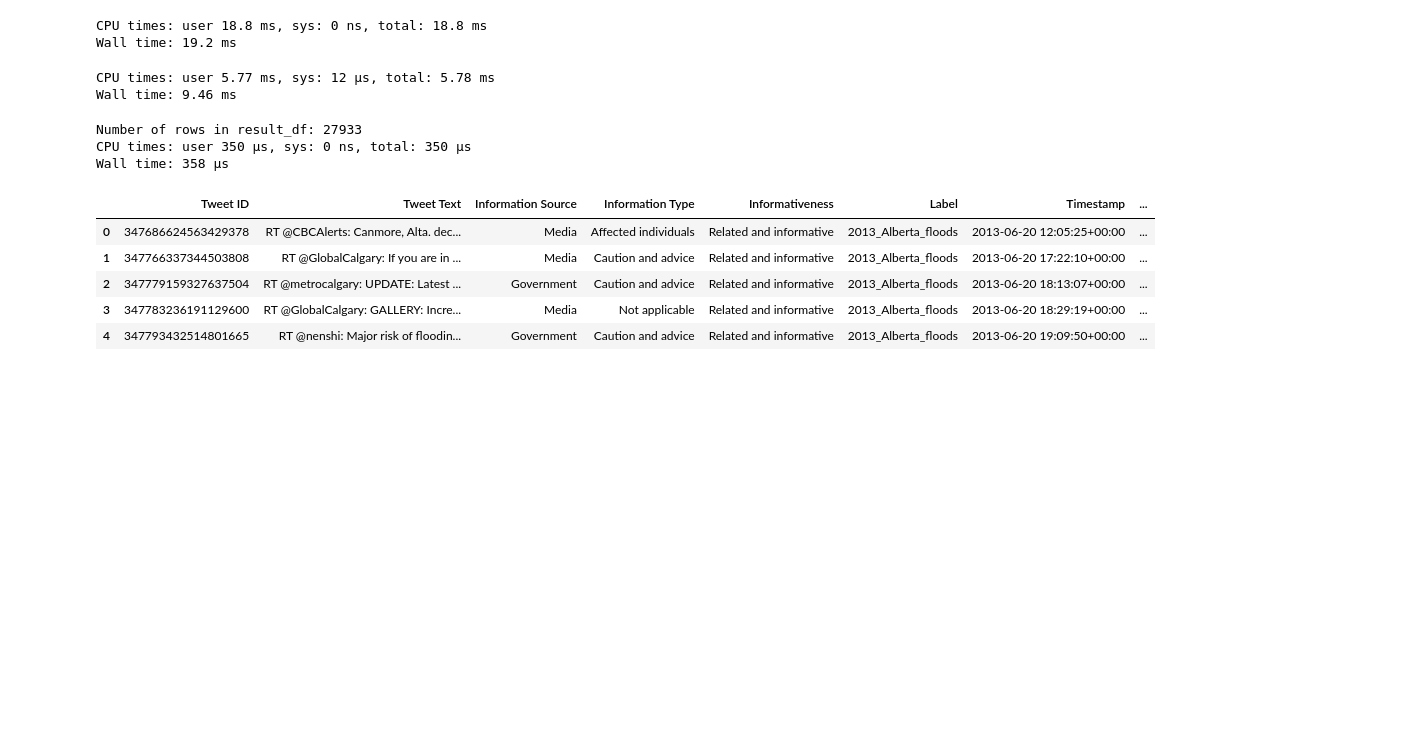
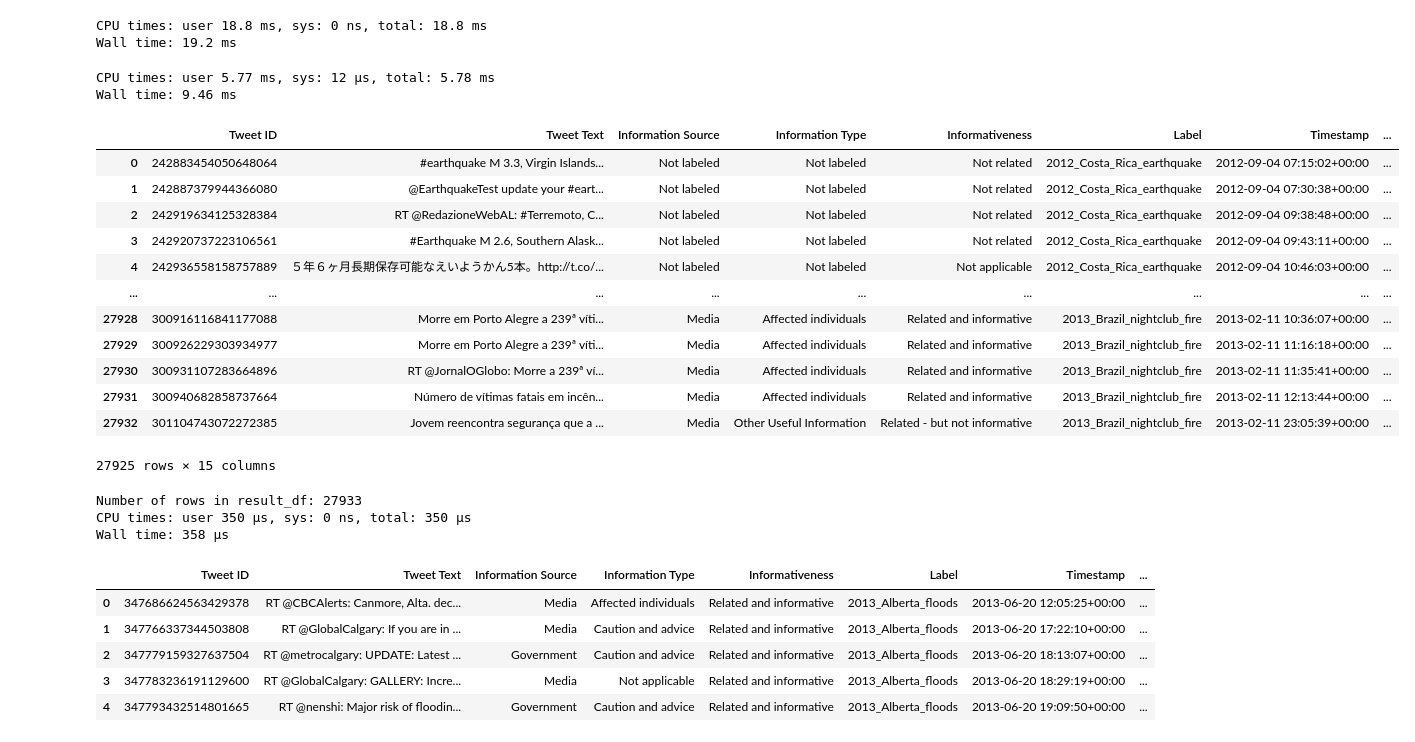
Before and after one commit to Crisitunity-Lab/ARDC_Backup, a Jupyter notebook: Notebook/Production/Llama2_prod_r13.ipynb, the cells around one changed output. Drawn from its saved outputs; the diff is of its cells as text; code cells hidden in the pictures; blank space fills up the shorter version.

Commit message:
Added filter to remove tweets causing save CSV issue

```diff
--- a/Notebook/Production/Llama2_prod_r13.ipynb
+++ b/Notebook/Production/Llama2_prod_r13.ipynb
@@ -325,6 +325,27 @@ result_df['country_code'] = result_df['Label'].map(Configuration.countries)
 # %% [output]
 CPU times: user 5.77 ms, sys: 12 µs, total: 5.78 ms
 Wall time: 9.46 ms
+# %%
+# Remove tweets that cause an error when saving to csv
+TweetID_filter = [243371620700401665,275765815943512064,276481053831614465,302329404338630657,348551720734961664,349938592539353088,400402428232601600,403590824854036480] #these tweets are causing a premature end to the row
+
+# Filter these from results_df
+result_df=result_df[-result_df['Tweet ID'].isin(TweetID_filter)]
+result_df_filtered
+# %% [output]
+|  | Tweet ID | Tweet Text | Information Source | Information Type | Informativeness | Label | Timestamp | ... |
+| 0 | 242883454050648064 | #earthquake M 3.3, Virgin Islands... | Not labeled | Not labeled | Not related | 2012_Costa_Rica_earthquake | 2012-09-04 07:15:02+00:00 | ... |
+| 1 | 242887379944366080 | @EarthquakeTest update your #eart... | Not labeled | Not labeled | Not related | 2012_Costa_Rica_earthquake | 2012-09-04 07:30:38+00:00 | ... |
+| 2 | 242919634125328384 | RT @RedazioneWebAL: #Terremoto, C... | Not labeled | Not labeled | Not related | 2012_Costa_Rica_earthquake | 2012-09-04 09:38:48+00:00 | ... |
+| 3 | 242920737223106561 | #Earthquake M 2.6, Southern Alask... | Not labeled | Not labeled | Not related | 2012_Costa_Rica_earthquake | 2012-09-04 09:43:11+00:00 | ... |
+| 4 | 242936558158757889 | ５年６ヶ月長期保存可能なえいようかん5本。http://t.co/... | Not labeled | Not labeled | Not applicable | 2012_Costa_Rica_earthquake | 2012-09-04 10:46:03+00:00 | ... |
+| ... | ... | ... | ... | ... | ... | ... | ... | ... |
+| 27928 | 300916116841177088 | Morre em Porto Alegre a 239ª víti... | Media | Affected individuals | Related and informative | 2013_Brazil_nightclub_fire | 2013-02-11 10:36:07+00:00 | ... |
+| 27929 | 300926229303934977 | Morre em Porto Alegre a 239ª víti... | Media | Affected individuals | Related and informative | 2013_Brazil_nightclub_fire | 2013-02-11 11:16:18+00:00 | ... |
+| 27930 | 300931107283664896 | RT @JornalOGlobo: Morre a 239ª ví... | Media | Affected individuals | Related and informative | 2013_Brazil_nightclub_fire | 2013-02-11 11:35:41+00:00 | ... |
+| 27931 | 300940682858737664 | Número de vítimas fatais em incên... | Media | Affected individuals | Related and informative | 2013_Brazil_nightclub_fire | 2013-02-11 12:13:44+00:00 | ... |
+| 27932 | 301104743072272385 | Jovem reencontra segurança que a ... | Media | Other Useful Information | Related - but not informative | 2013_Brazil_nightclub_fire | 2013-02-11 23:05:39+00:00 | ... |
+27925 rows × 15 columns
 # %%
 # Save to CSV file - only use if you wnat to skip inporting  and concatenating
 result_df.to_csv('/content/gdrive/MyDrive/iLab2/results/result_df_raw.csv', index=False)
```
